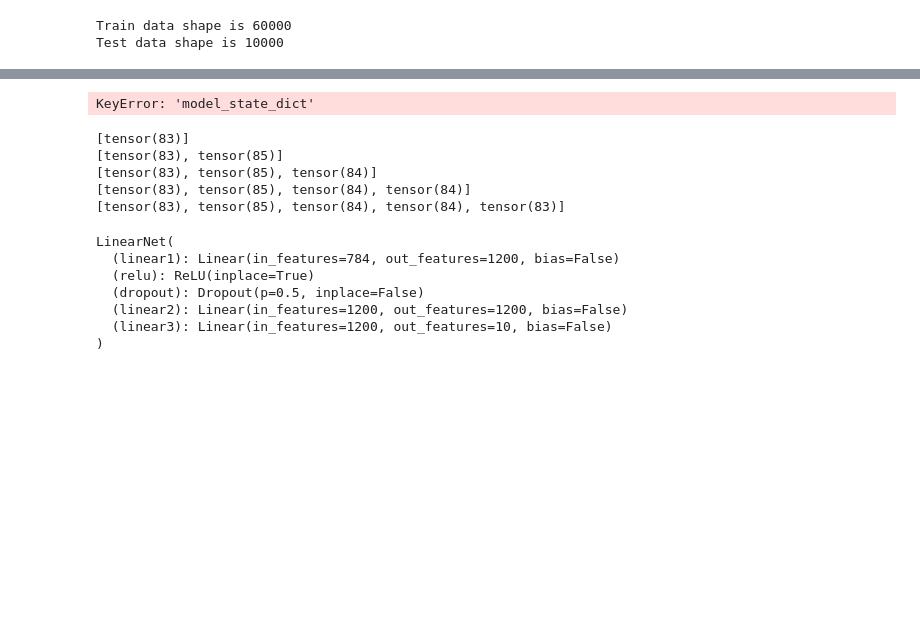
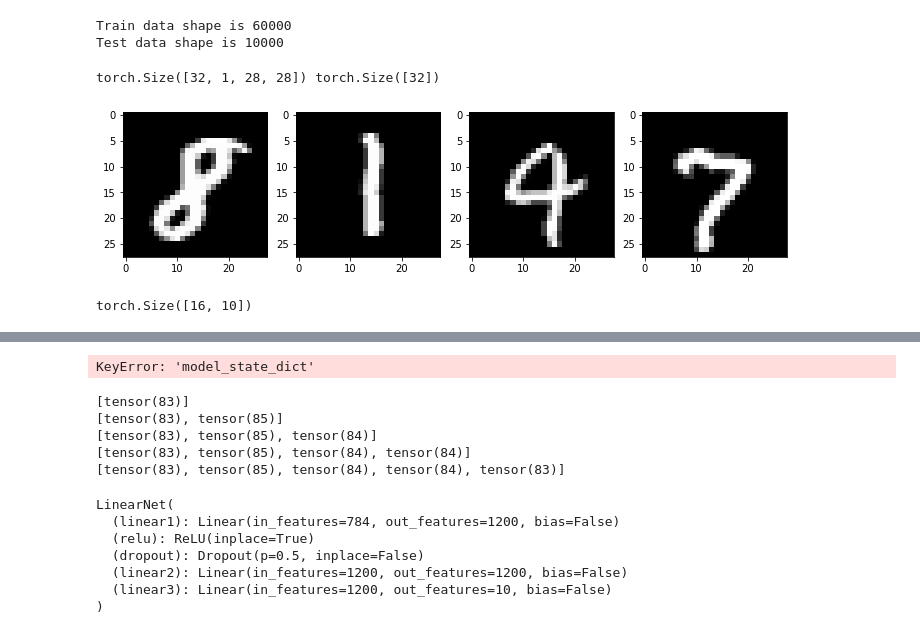
Before and after one commit to YSergey/knowledge-distillation-pytorch, a Jupyter notebook: Untitled.ipynb, the cells around one changed output, grey strips where cells are left out. Drawn from its saved outputs; the diff is of its cells as text; code cells hidden in the pictures; blank space fills up the shorter version.

```diff
--- a/Untitled.ipynb
+++ b/Untitled.ipynb
@@ -50,3 +54,17 @@ test_load = torch.utils.data.DataLoader(
     batch_size = batch_size,
     shuffle=False
 )
+# %%
+for x,y in train_load:
+    print(x.shape,y.shape)
+    break
+
+num=4
+img = x[:num]
+plt.figure(figsize=(15,15))
+for i in range(num):
+    plt.subplot(1,num+1,i+1)
+    plt.imshow(to_pil_image(mean_gray*img[i]+stddev_gray),cmap='gray')
+# %% [output]
+torch.Size([32, 1, 28, 28]) torch.Size([32])
+[figure, added]
@@ -52,0 +90,8 @@ test_load = torch.utils.data.DataLoader(
+# %%
+device = torch.device('cuda' if torch.cuda.is_available() else 'cpu')
+x = torch.randn(16,1,28,28).to(device)
+teacher = Teacher().to(device)
+output = teacher(x)
+output.shape
+# %% [output]
+torch.Size([16, 10])
```
Also changed, not shown: parts of 8 cells of this notebook.
